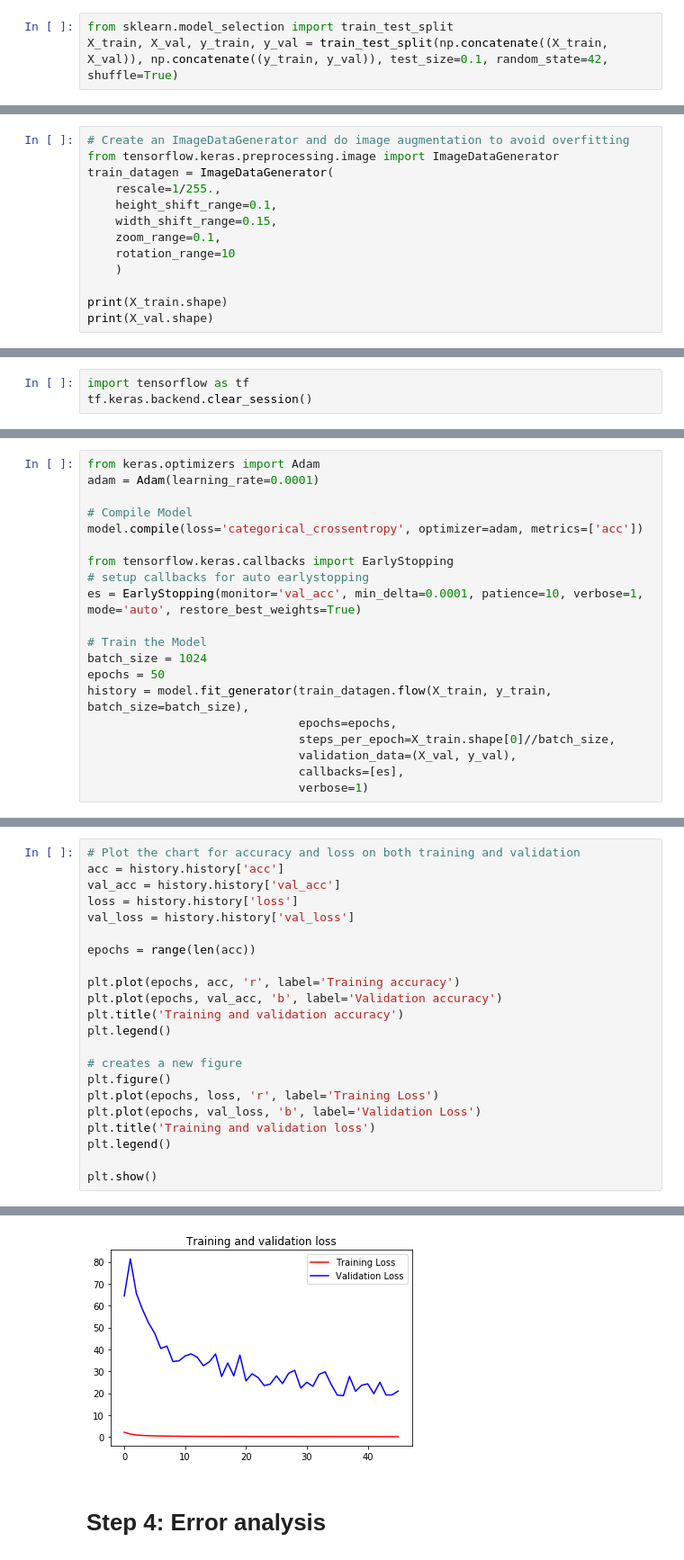
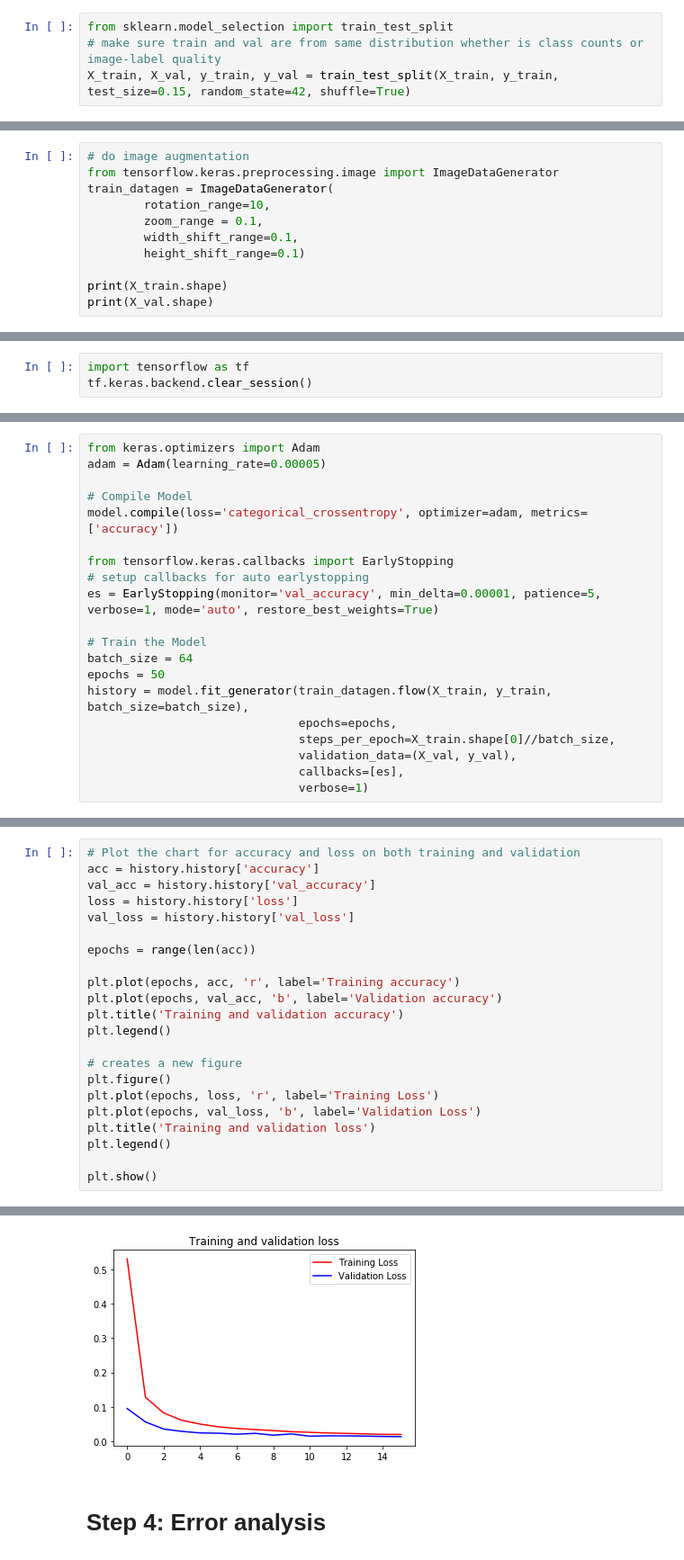
Before and after one commit to Revyung/kannada-MNIST, a Jupyter notebook: Kannada MNIST.ipynb, the cells around one changed output, grey strips where cells are left out. Shown at 90% size. Saved outputs shown, nothing was run; the diff lists cells and outputs as text.

Commit message:
updated model architecture ~99.6 acccuracy

```diff
--- a/Kannada MNIST.ipynb
+++ b/Kannada MNIST.ipynb
@@ -48,7 +47,8 @@ dtype: int64
 Evenly distributed, non-skewed classes
 # %%
 from sklearn.model_selection import train_test_split
-X_train, X_val, y_train, y_val = train_test_split(np.concatenate((X_train, X_val)), np.concatenate((y_train, y_val)), test_size=0.1, random_state=42, shuffle=True)
+# make sure train and val are from same distribution whether is class counts or image-label quality
+X_train, X_val, y_train, y_val = train_test_split(X_train, y_train, test_size=0.15, random_state=42, shuffle=True)
 # %%
 # visualization of one random data sample
 from PIL import Image
@@ -73,15 +73,13 @@ X_train = np.expand_dims(X_train, axis=3)
 X_val = np.expand_dims(X_val, axis=3)
 X_test = np.expand_dims(X_test, axis=3)
 # %%
-# Create an ImageDataGenerator and do image augmentation to avoid overfitting
+# do image augmentation
 from tensorflow.keras.preprocessing.image import ImageDataGenerator
 train_datagen = ImageDataGenerator(
-    rescale=1/255.,
-    height_shift_range=0.1,
-    width_shift_range=0.15,
-    zoom_range=0.1,
-    rotation_range=10
-    )
+        rotation_range=10,
+        zoom_range = 0.1,
+        width_shift_range=0.1,
+        height_shift_range=0.1)
 
 print(X_train.shape)
 print(X_val.shape)
@@ -145,17 +137,17 @@ Non-trainable params: 0
 _________________________________________________________________
 # %%
 from keras.optimizers import Adam
-adam = Adam(learning_rate=0.0001)
+adam = Adam(learning_rate=0.00005)
 
 # Compile Model
-model.compile(loss='categorical_crossentropy', optimizer=adam, metrics=['acc'])
+model.compile(loss='categorical_crossentropy', optimizer=adam, metrics=['accuracy'])
 
 from tensorflow.keras.callbacks import EarlyStopping
 # setup callbacks for auto earlystopping
-es = EarlyStopping(monitor='val_acc', min_delta=0.0001, patience=10, verbose=1, mode='auto', restore_best_weights=True)
+es = EarlyStopping(monitor='val_accuracy', min_delta=0.00001, patience=5, verbose=1, mode='auto', restore_best_weights=True)
 
 # Train the Model
-batch_size = 1024
+batch_size = 64
 epochs = 50
 history = model.fit_generator(train_datagen.flow(X_train, y_train, batch_size=batch_size),
                               epochs=epochs,
@@ -184,7 +176,7 @@ Epoch 00046: early stopping
 # %%
 # Plot the chart for accuracy and loss on both training and validation
-acc = history.history['acc']
-val_acc = history.history['val_acc']
+acc = history.history['accuracy']
+val_acc = history.history['val_accuracy']
 loss = history.history['loss']
 val_loss = history.history['val_loss']
 
@@ -208,4 +200,4 @@ plt.show()
-[figure, old version]
+[figure, new version]
 # %% [markdown]
 # Step 4: Error analysis
 # %%
```
Also changed, not shown: parts of 12 cells of this notebook.
